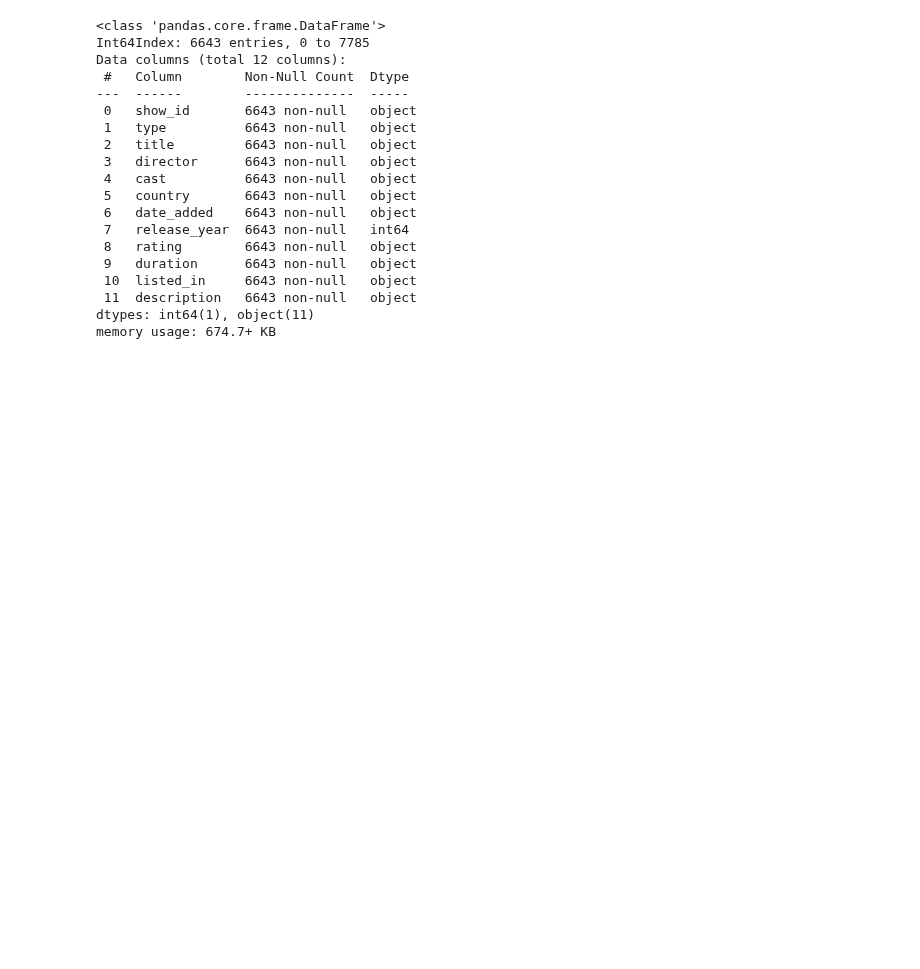
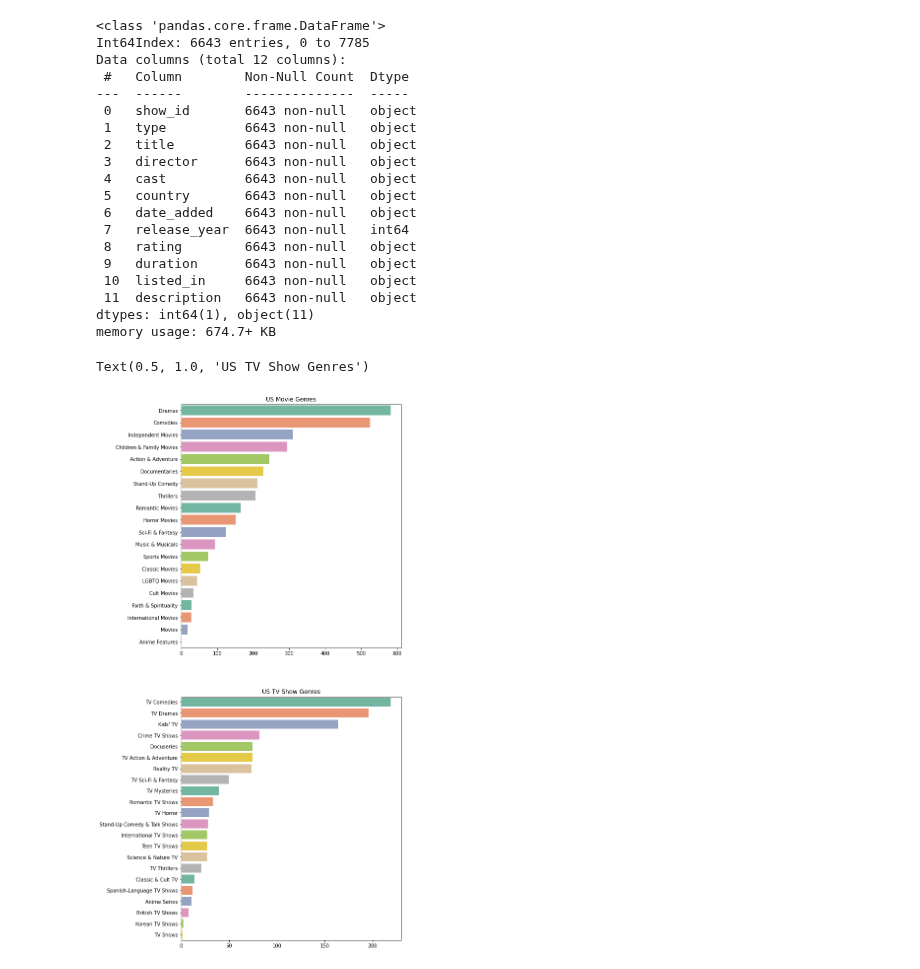
Before and after one commit to xanasa14/MLImplementations, a Jupyter notebook: NetflixVisualization.ipynb, the cells around one changed output. Cells and saved outputs as stored; diff of their text form; code cells hidden in the pictures; blank space fills up the shorter version.

```diff
--- a/NetflixVisualization.ipynb
+++ b/NetflixVisualization.ipynb
@@ -55,3 +55,40 @@ nf_tv=nf.loc[nf.type=="TV Show",:]
 nf.loc[nf.rating.isin(["TV-MA","R","NC-17"]),"rating"]="Adult"
 nf.loc[nf.rating.isin(["TV-14","PG-13"]),"rating"]="Teen"
 nf.loc[~nf.rating.isin(["Adult","Teen"]),"rating"]="All Ages"
+# %%
+us_movie_genre_split=nf_movie.loc[nf_movie.country=="United States","listed_in"].apply(lambda x:x.split(","))
+us_tv_genre_split=nf_tv.loc[nf_tv.country=="United States","listed_in"].apply(lambda x:x.split(","))
+
+us_movie_genre_split.reset_index(inplace=True,drop=True)
+us_movie_genre_list=[]
+for count,value in enumerate(us_movie_genre_split):
+    for count1,value1 in enumerate(us_movie_genre_split[count]):
+        us_movie_genre_list.append(value1)
+
+
+us_tv_genre_split.reset_index(inplace=True,drop=True)
+us_tv_genre_list=[]
+for count,value in enumerate(us_tv_genre_split):
+    for count1,value1 in enumerate(us_tv_genre_split[count]):
+        us_tv_genre_list.append(value1)
+
+
+us_movie_genre_series=pd.Series(us_movie_genre_list)
+us_movie_genre_series=us_movie_genre_series.apply(lambda x:x.strip())
+
+us_tv_genre_series=pd.Series(us_tv_genre_list)
+us_tv_genre_series=us_tv_genre_series.apply(lambda x:x.strip())
+
+
+fig,axes=plt.subplots(2,1,figsize=(8,20))
+sns.barplot(
+    ax=axes[0],
+    x=us_movie_genre_series.value_counts().values,
+    y=us_movie_genre_series.value_counts().index,palette="Set2").set_title("US Movie Genres")
+sns.barplot(
+    ax=axes[1],
+    x=us_tv_genre_series.value_counts().values,
+    y=us_tv_genre_series.value_counts().index,palette="Set2").set_title("US TV Show Genres")
+# %% [output]
+Text(0.5, 1.0, 'US TV Show Genres')
+[figure, added]
```
Also changed, not shown: parts of 8 cells of this notebook.
